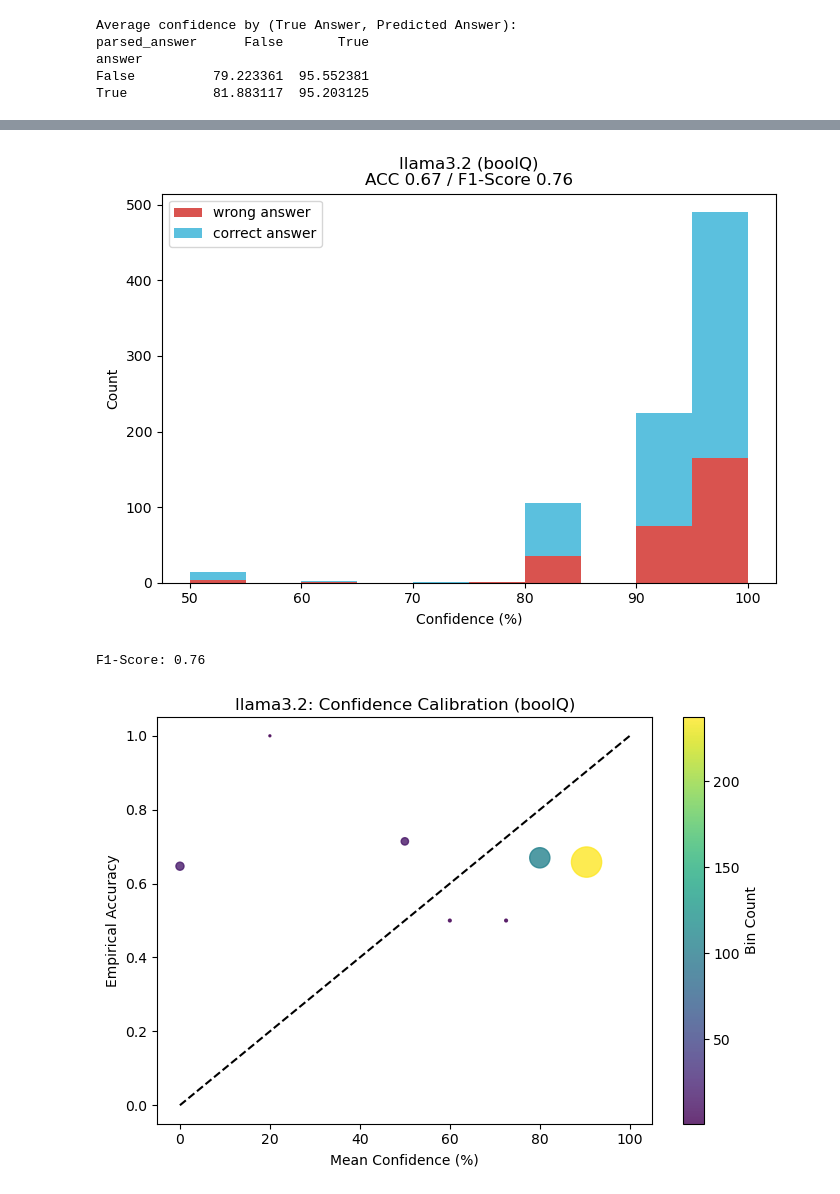
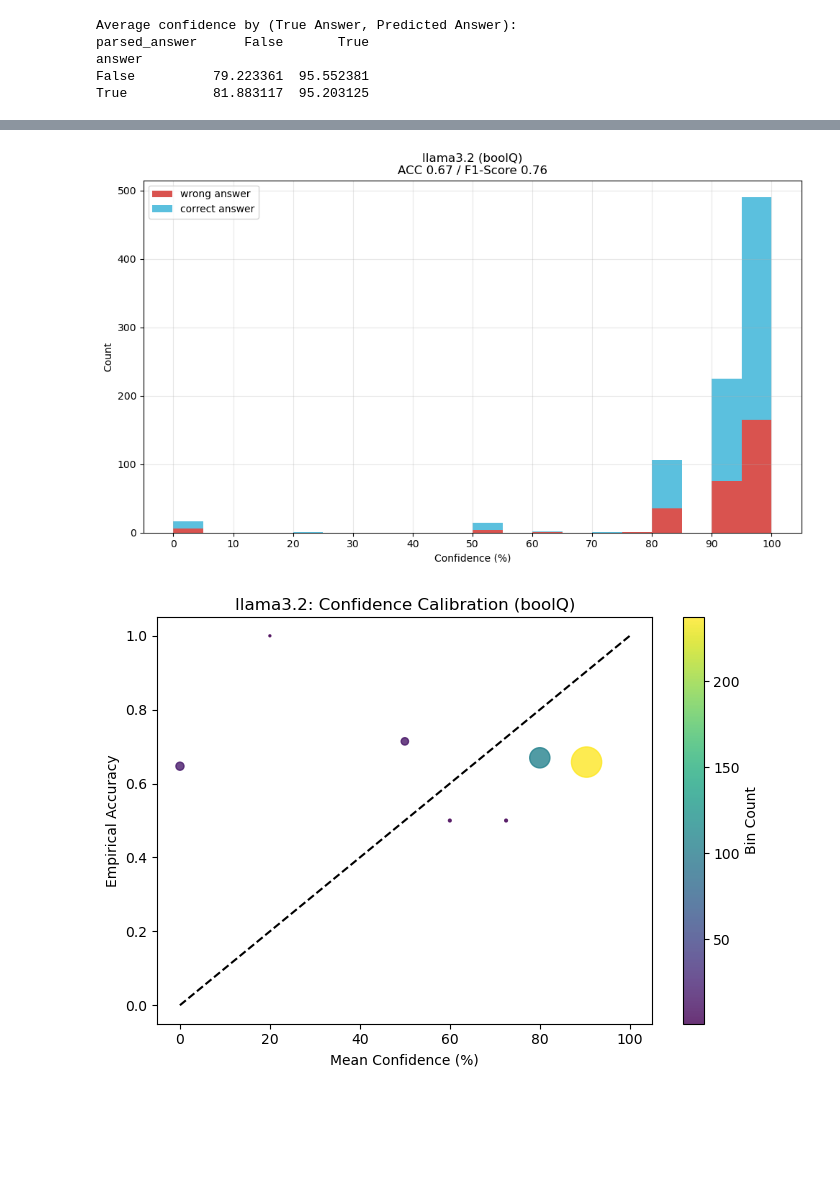
Before and after one commit to christian-hobelsberger/LLMUncertainty, a Jupyter notebook: analyze_confidence_output.ipynb, the cells around one changed output, grey strips where cells are left out. Drawn from its saved outputs; the diff is of its cells as text; code cells hidden in the pictures; blank space fills up the shorter version.

Commit message:
Further multi sample confidence elicitation for boolQ (500x5)

```diff
--- a/analyze_confidence_output.ipynb
+++ b/analyze_confidence_output.ipynb
@@ -229,6 +229,8 @@ False          79.223361  95.552381
 True           81.883117  95.203125
 # %%
 # Confusion matrix with average confidence annotation
+from sklearn.metrics import confusion_matrix, ConfusionMatrixDisplay
+
 labels = ["True", "False"]
 cm = confusion_matrix(df_cm_valid["answer"].astype(str), df_cm_valid["parsed_answer"], labels=labels)
 
@@ -265,11 +267,15 @@ plt.savefig("figures/metrics/confidence_elicitation/confusion_matrix_answer_vs_p
 plt.show()
 
 # Distribution of confidence for all 4 cases
+# Create a case column for the boxplot
+df_cm_valid["case"] = df_cm_valid["answer"].astype(str) + ", " + df_cm_valid["parsed_answer"]
+
 plt.figure(figsize=(8, 6))
 sns.boxplot(x="case", y="parsed_confidence", data=df_cm_valid)
 plt.title("llama3.2 (boolQ)\nDistribution of Parsed Confidence for Each (Answer, Parsed_Answer) Case")
 plt.xlabel("(Gold Answer, Parsed Answer)")
 plt.ylabel("Parsed Confidence")
+plt.tight_layout()
 plt.savefig("figures/metrics/confidence_elicitation/parsed_confidence_distribution.png")
 plt.show()
 # %% [output]
@@ -278,39 +284,33 @@ plt.show()
 # %%
 # Calculate f1-score
 from sklearn.metrics import f1_score as sklearn_f1_score
 
 f1_val = sklearn_f1_score(df_cm_valid["answer"].astype(str), df_cm_valid["parsed_answer"], average="binary", pos_label="True")
 
-bins = np.arange(50, 101, 5)
-bin_labels = [f"{b}" for b in bins]
+# Create more bins with smaller intervals
+bins = np.arange(0, 101, 5)  # 5% intervals from 0 to 100
 
 # Use df_cm_valid to define correct and wrong
 correct = df_cm_valid[df_cm_valid["answer"].astype(str) == df_cm_valid["parsed_answer"]]["parsed_confidence"]
 wrong = df_cm_valid[df_cm_valid["answer"].astype(str) != df_cm_valid["parsed_answer"]]["parsed_confidence"]
 
-plt.figure(figsize=(7, 5))
+plt.figure(figsize=(10, 6))
 plt.hist([wrong, correct], bins=bins, stacked=True, color=["#d9534f", "#5bc0de"], label=["wrong answer", "correct answer"])
 
 plt.xlabel("Confidence (%)")
 plt.ylabel("Count")
 acc = (df_cm_valid["answer"].astype(str) == df_cm_valid["parsed_answer"]).mean()
 
 # Title with ACC and F1-Score
 plt.title("llama3.2 (boolQ)\nACC {:.2f} / F1-Score {:.2f}".format(acc, f1_val))
 plt.legend(loc="upper left", frameon=True)
+plt.xticks(bins[::2])  # Show every other bin label to avoid crowding
+plt.grid(True, alpha=0.3)
 plt.tight_layout()
-plt.savefig("figures/metrics/confidence_elicitation/confidence_distribution_llama3.2.png")
+plt.savefig("figures/metrics/confidence_elicitation/confidence_distribution_llama3.2.png", dpi=150)
 plt.show()
 # %% [output]
-[figure, old version]
+[figure, new version]
-# %%
-# Calculate f1-score
-from sklearn.metrics import f1_score as sklearn_f1_score
-
-f1_val = sklearn_f1_score(df_cm_valid["answer"].astype(str), df_cm_valid["parsed_answer"], average="binary", pos_label="True")
-print(f"F1-Score: {f1_val:.2f}")
-# %% [output]
-F1-Score: 0.76
 # %%
 # Confidence calibration plot for llama3.2
 
```
Also changed, not shown: parts of 8 cells of this notebook, 7 other files.
